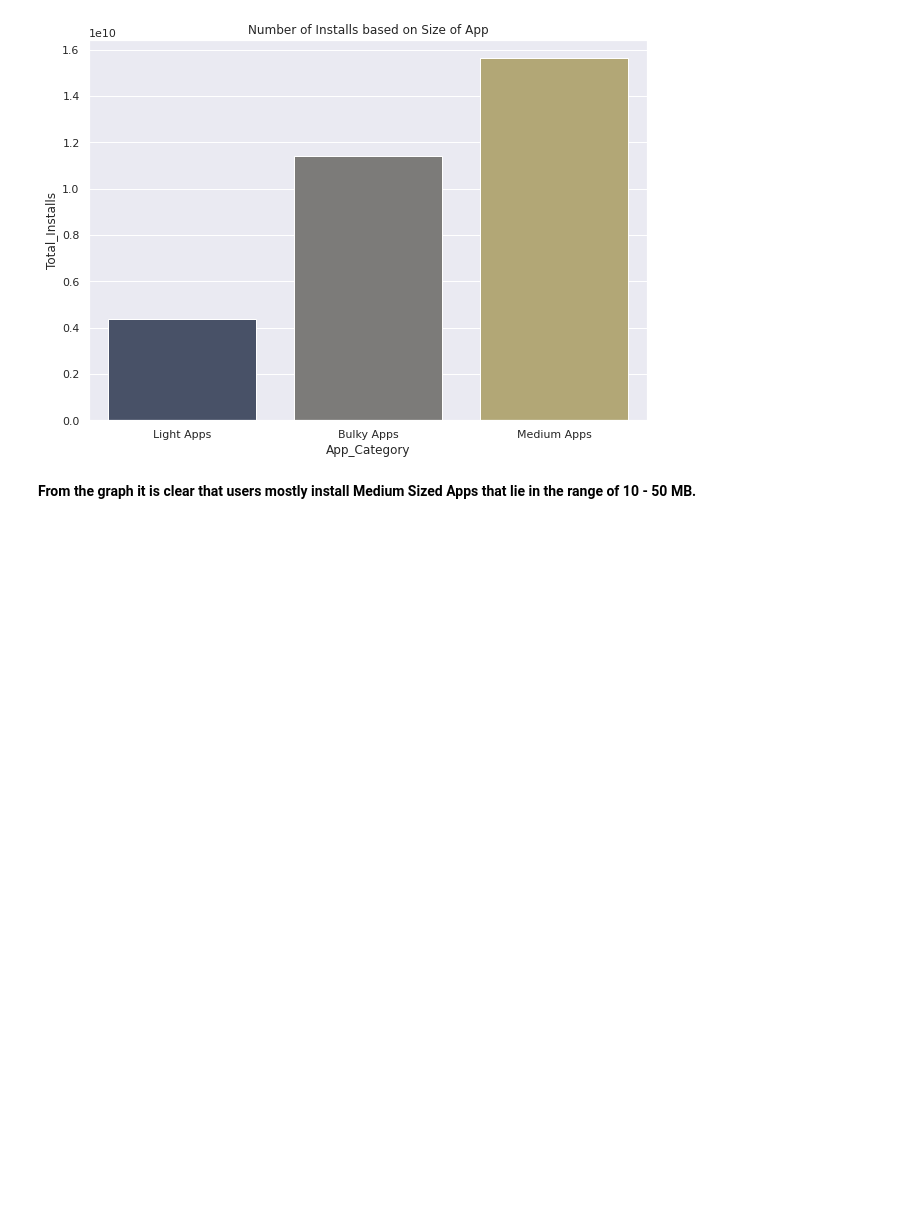
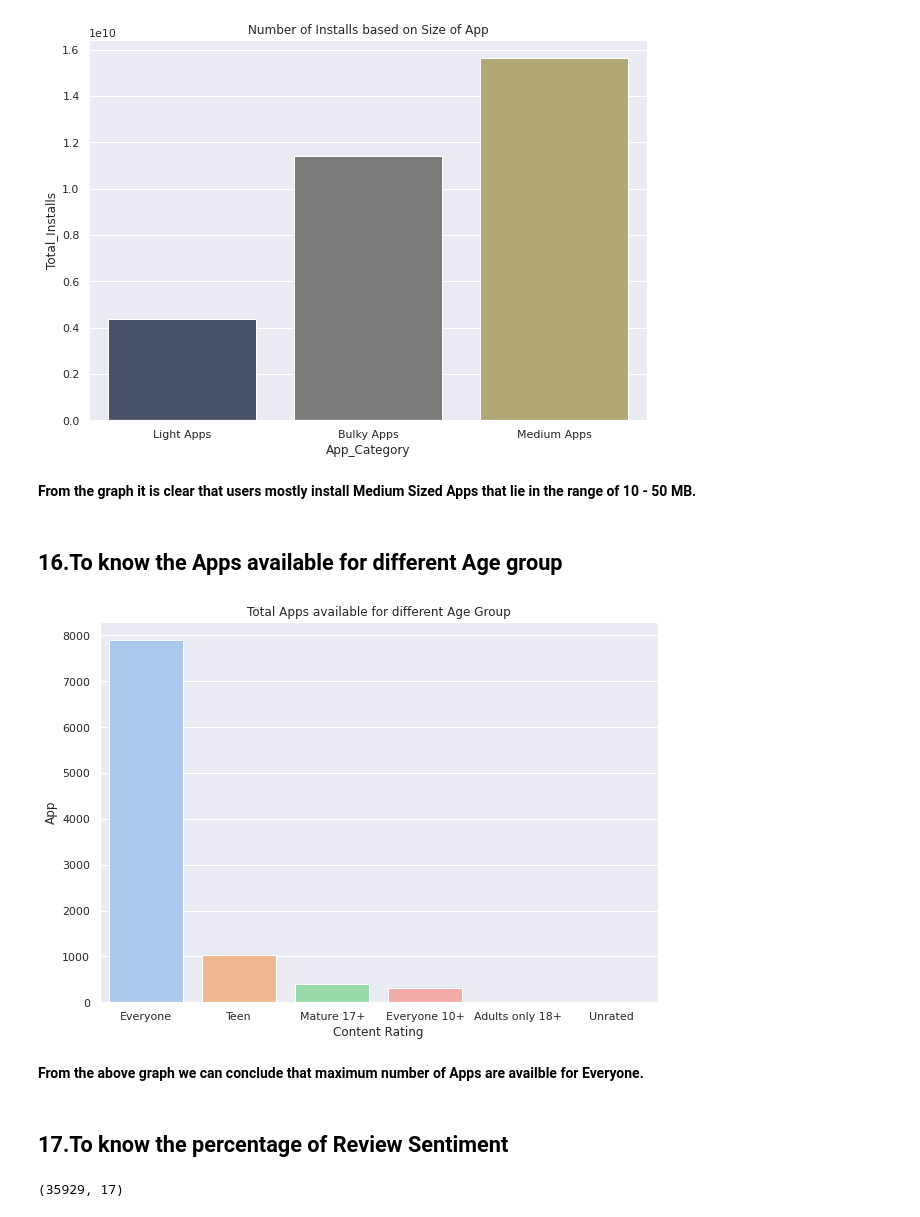
Before and after one commit to Srijan-Rai/Playstore, a Jupyter notebook: Final_Play_Store_App_Analysis.ipynb, the cells around one changed output. Saved outputs shown, nothing was run; the diff lists cells and outputs as text; code cells hidden in the pictures; blank space fills up the shorter version.

```diff
--- a/Final_Play_Store_App_Analysis.ipynb
+++ b/Final_Play_Store_App_Analysis.ipynb
@@ -710,3 +710,25 @@ plt.show()
 [figure]
 # %% [markdown]
 **From the graph it is clear that users mostly install Medium Sized Apps that lie in the range of 10 - 50 MB.**
+# %% [markdown]
+## **16.To know the Apps available for different Age group**
+# %%
+num_of_apps = play_store_df.groupby('Content Rating')['App'].count().sort_values(ascending=False)
+plt.figure(figsize=(10,7))
+plt.title('Total Apps available for different Age Group')
+sns.barplot(x=num_of_apps.index, y = num_of_apps, data = play_store_df,palette='pastel')
+plt.show()
+# %% [output]
+[figure, added]
+# %% [markdown]
+**From the above graph we can conclude that maximum number of Apps are availble for Everyone.**
+# %% [markdown]
+## **17.To know the percentage of Review Sentiment**
+# %%
+#Merge the play_store data and user reviews data on App.
+#This helps in mapping the reviews and other details with the app sepcific data present in play_store df.
+
+merged_df = play_store_df.merge(user_df,on='App')
+merged_df.shape
+# %% [output]
+(35929, 17)
```
Also changed, not shown: parts of 9 cells of this notebook.
